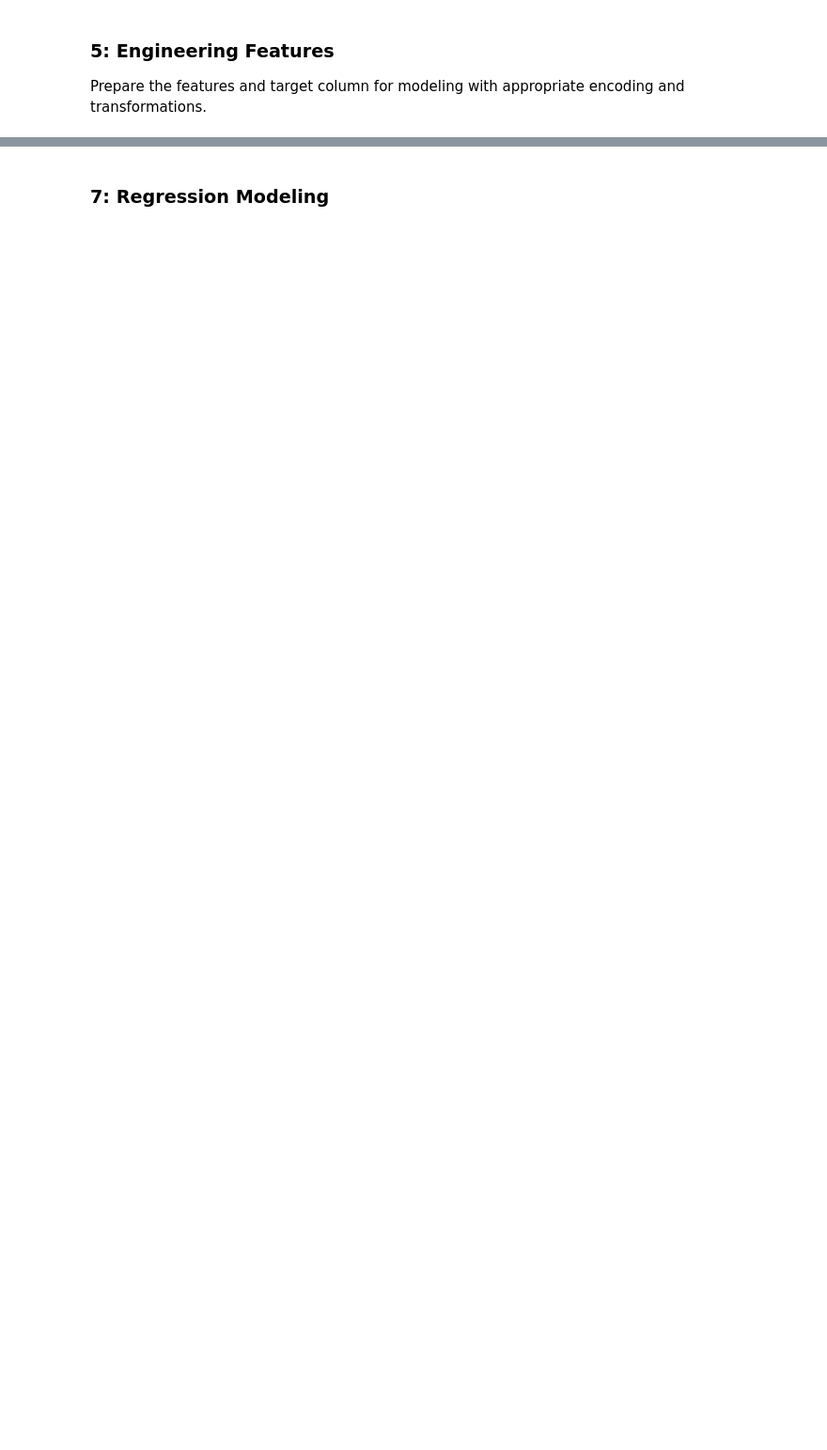
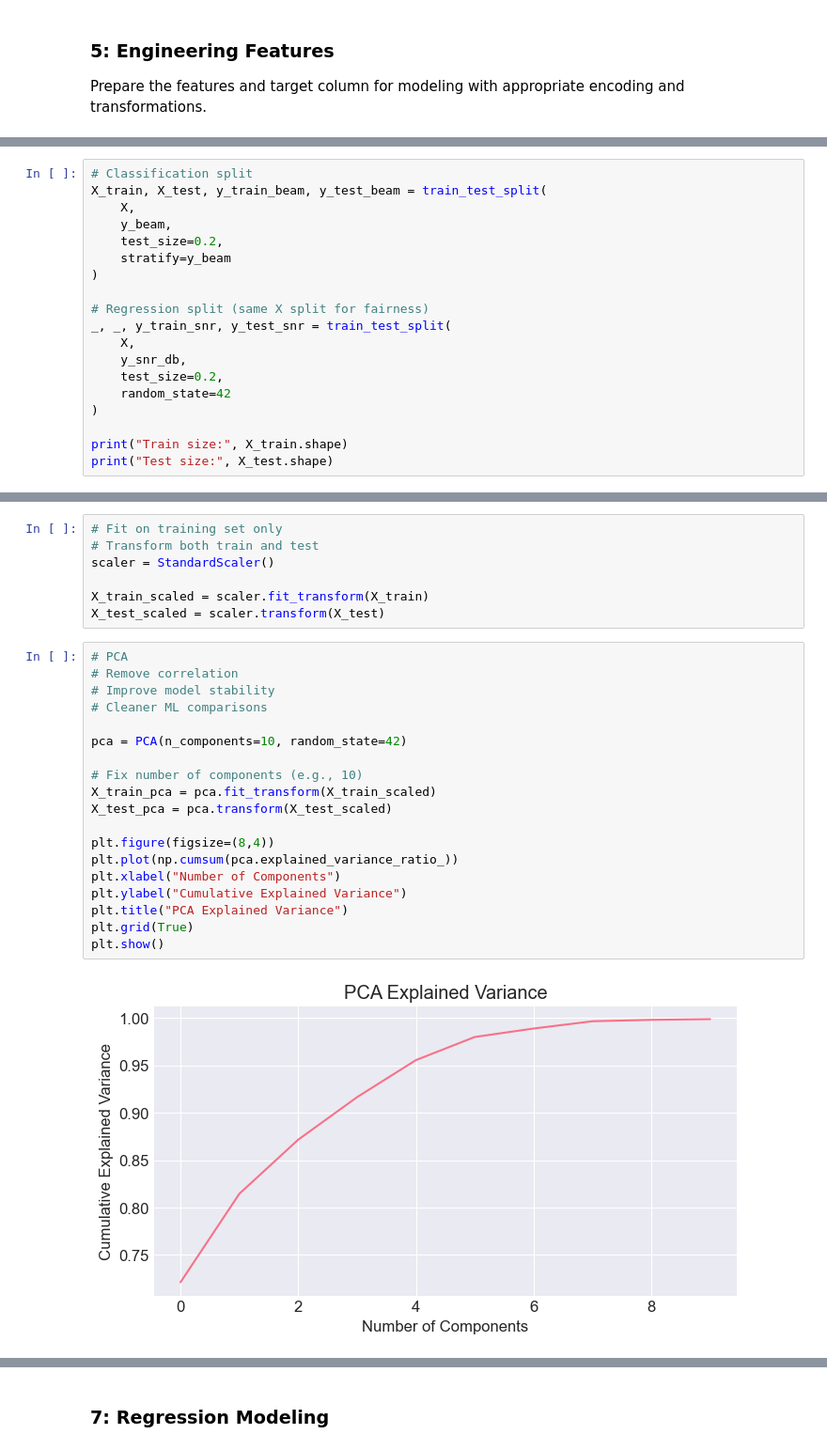
Before and after one commit to robin8wang/Capstone_AIML, a Jupyter notebook: capstone_aiml.ipynb, the cells around one changed output, grey strips where cells are left out. Shown at 94% size. Drawn from its saved outputs; the diff is of its cells as text; blank space fills up the shorter version.

```diff
--- a/capstone_aiml.ipynb
+++ b/capstone_aiml.ipynb
@@ -515,0 +545,19 @@ Before we build our first model, we want to establish a baseline.  What is the b
+# %%
+# Classification split
+X_train, X_test, y_train_beam, y_test_beam = train_test_split(
+    X,
+    y_beam,
+    test_size=0.2,
+    stratify=y_beam
+)
+
+# Regression split (same X split for fairness)
+_, _, y_train_snr, y_test_snr = train_test_split(
+    X,
+    y_snr_db,
+    test_size=0.2,
+    random_state=42
+)
+
+print("Train size:", X_train.shape)
+print("Test size:", X_test.shape)
@@ -515,0 +567,28 @@ Before we build our first model, we want to establish a baseline.  What is the b
+# %%
+# Fit on training set only
+# Transform both train and test
+scaler = StandardScaler()
+
+X_train_scaled = scaler.fit_transform(X_train)
+X_test_scaled = scaler.transform(X_test)
+# %%
+# PCA
+# Remove correlation
+# Improve model stability
+# Cleaner ML comparisons
+
+pca = PCA(n_components=10, random_state=42)
+
+# Fix number of components (e.g., 10)
+X_train_pca = pca.fit_transform(X_train_scaled)
+X_test_pca = pca.transform(X_test_scaled)
+
+plt.figure(figsize=(8,4))
+plt.plot(np.cumsum(pca.explained_variance_ratio_))
+plt.xlabel("Number of Components")
+plt.ylabel("Cumulative Explained Variance")
+plt.title("PCA Explained Variance")
+plt.grid(True)
+plt.show()
+# %% [output]
+[figure, added]
```
Also changed, not shown: parts of 14 cells of this notebook.
